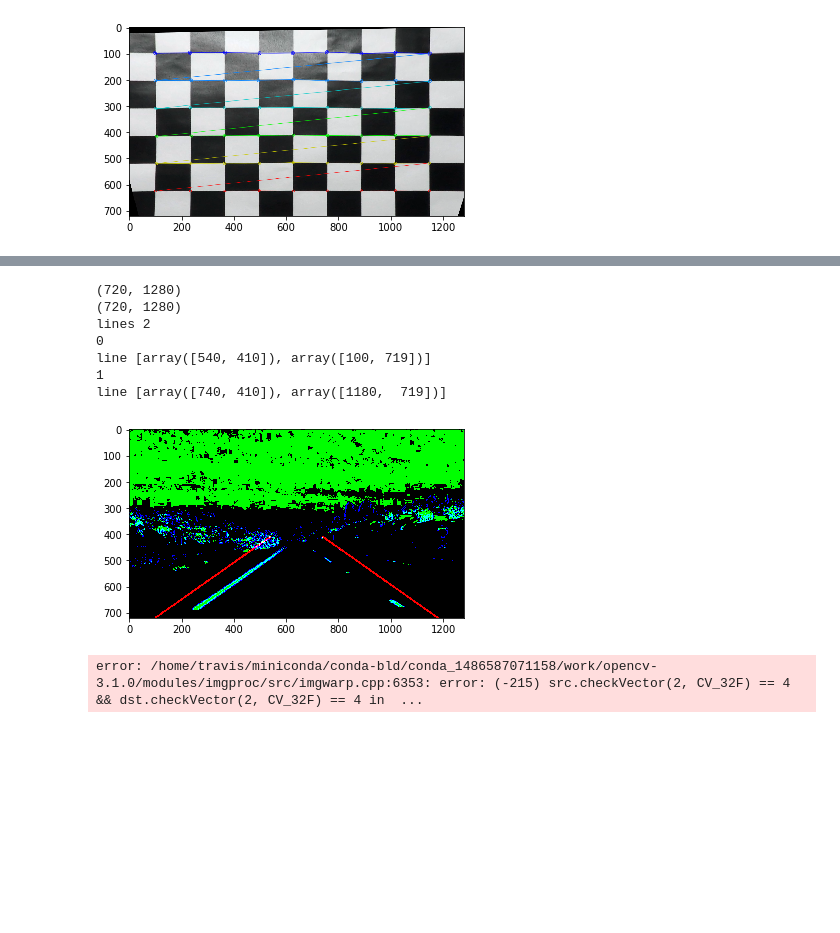
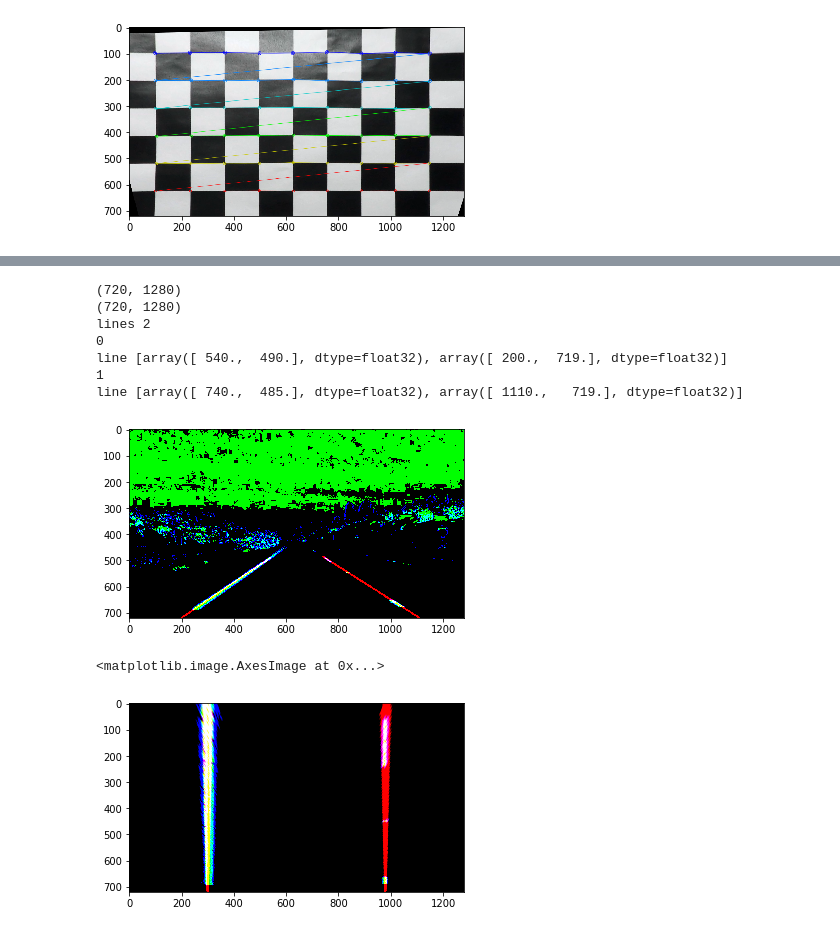
Before and after one commit to frankcarey/CarND-Advanced-Lane-Lines, a Jupyter notebook: assignment.ipynb, the cells around one changed output, grey strips where cells are left out. Saved outputs shown, nothing was run; the diff lists cells and outputs as text; code cells hidden in the pictures; blank space fills up the shorter version.

Commit message:
Find the lines in the road.

```diff
--- a/assignment.ipynb
+++ b/assignment.ipynb
@@ -168,26 +178,26 @@ def get_src_pts(img):
     h, w = img.shape
     vert=[]
     #upper_left
-    vert.append([w/2 -100, h/2 +50])
+    vert.append([w/2 -100, h/2 +130])
     #lower_left
-    vert.append([100, h-1])
+    vert.append([200, h-1])
     #upper_right
-    vert.append([w/2 +100, h/2 +50])
+    vert.append([w/2 +100, h/2 +125])
     #lower_right
-    vert.append([w-100, h-1])
+    vert.append([w-170, h-1])
     return np.floor(vert).astype(int)
 
 def get_dst_pts(img):
     h, w = img.shape
     vert=[]
     #upper_left
-    vert.append([100, 0])
+    vert.append([300, 0])
     #lower_left
-    vert.append([100, h-1])
+    vert.append([300, h-1])
     #upper_right
-    vert.append([w-100, 0])
+    vert.append([w-300, 0])
     #lower_right
-    vert.append([w-1-100, h-1])
+    vert.append([w-1-300, h-1])
 
     return np.floor(vert).astype(int)
 
@@ -240,40 +250,41 @@ def pipeline(img, s_thresh=(100, 255), sx_thresh=(16, 255)):
     # be beneficial to replace this channel with something else.
 
 
     #bw_binary[(color_binary[:,:,2] == 1.) | (color_binary[:,:,1] == 5)] = 1
     lines_binary = np.zeros_like(s_binary)
-    src = get_src_pts(lines_binary)
-    dst = get_dst_pts(lines_binary)
+    src = np.float32(get_src_pts(lines_binary))
+    dst = np.float32(get_dst_pts(lines_binary))
     left_line = [src[0], src[1]]
     right_line = [src[2], src[3]]
 
     #print(src, dst)
     print(lines_binary.shape)
     print(s_binary.shape)
 
     # Convert scale to 0. - 1. from max of 255.
     lines_binary = draw_lines(lines_binary, [left_line,  right_line], thickness=5) / 255.
 
     color_binary = np.dstack((lines_binary, s_binary, sxbinary))
     plt.imshow(color_binary)
     plt.show()
     img_size = (color_binary.shape[1] ,  color_binary.shape[0])
 
     M = cv2.getPerspectiveTransform(src, dst)
     # e) use cv2.warpPerspective() to warp your image to a top-down view
-    #warped = cv2.warpPerspective(bw_binary, M, img_size, flags=cv2.INTER_LINEAR)
+    warped = cv2.warpPerspective(color_binary, M, img_size, flags=cv2.INTER_LINEAR)
 
-    #return warped
+    return warped
 
-pipeline(img)
-#plt.imshow(pipeline(img), cmap='gray')
+warped = pipeline(img)
+plt.imshow(warped)
 # %% [output]
 (720, 1280)
 (720, 1280)
 lines 2
 0
-line [array([540, 410]), array([100, 719])]
+line [array([ 540.,  490.], dtype=float32), array([ 200.,  719.], dtype=float32)]
 1
-line [array([740, 410]), array([1180,  719])]
+line [array([ 740.,  485.], dtype=float32), array([ 1110.,   719.], dtype=float32)]
-[figure, old version]
+[figure, new version]
-error: /home/travis/miniconda/conda-bld/conda_1486587071158/work/opencv-3.1.0/modules/imgproc/src/imgwarp.cpp:6353: error: (-215) src.checkVector(2, CV_32F) == 4 && dst.checkVector(2, CV_32F) == 4 in  ...
+<matplotlib.image.AxesImage at 0x...>
+[figure, added]
```
Also changed, not shown: parts of 2 cells of this notebook.
